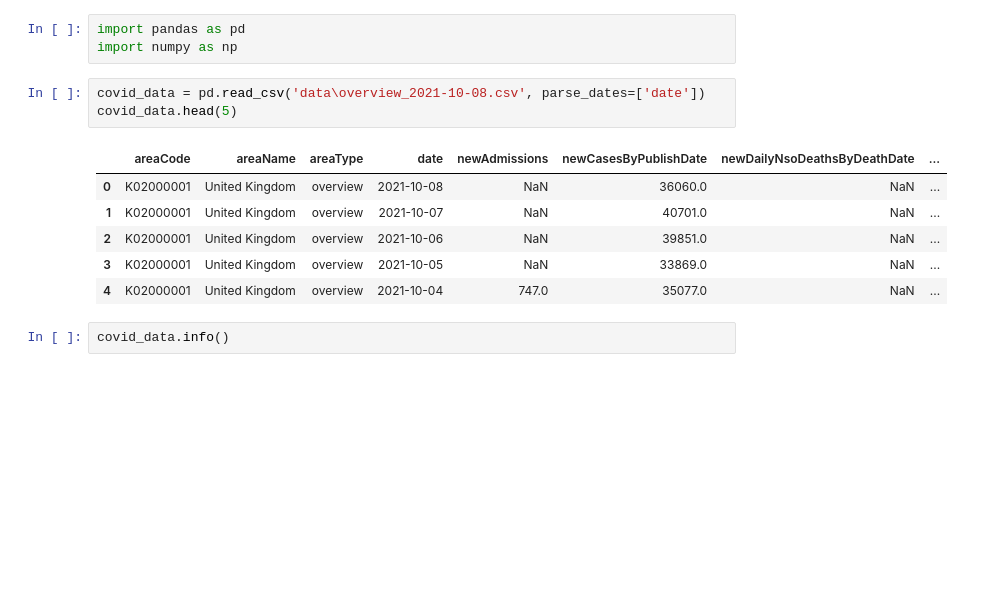
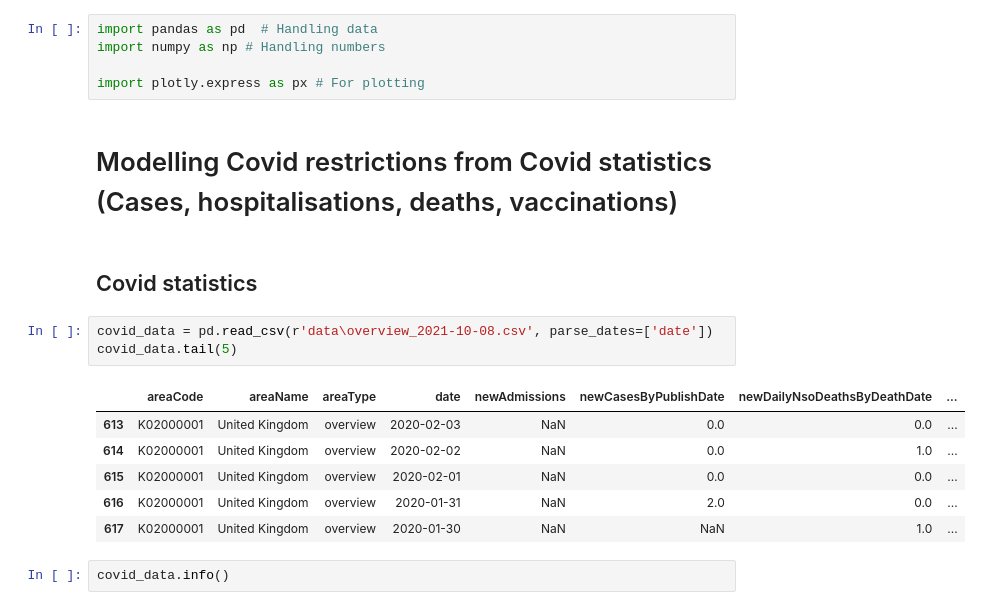
Before and after one commit to montgoz007/corona-modelling, a Jupyter notebook: EDA.ipynb, the cells around one changed output. Saved outputs shown, nothing was run; the diff lists cells and outputs as text; blank space fills up the shorter version.

Commit message:
Charting covid data

```diff
--- a/EDA.ipynb
+++ b/EDA.ipynb
@@ -1,16 +1,22 @@
 # %%
-import pandas as pd
-import numpy as np
+import pandas as pd  # Handling data
+import numpy as np # Handling numbers
+
+import plotly.express as px # For plotting
+# %% [markdown]
+# Modelling Covid restrictions from Covid statistics (Cases, hospitalisations, deaths, vaccinations)
+# %% [markdown]
+## Covid statistics
 # %%
-covid_data = pd.read_csv('data\overview_2021-10-08.csv', parse_dates=['date'])
-covid_data.head(5)
+covid_data = pd.read_csv(r'data\overview_2021-10-08.csv', parse_dates=['date'])
+covid_data.tail(5)
 # %% [output]
 |  | areaCode | areaName | areaType | date | newAdmissions | newCasesByPublishDate | newDailyNsoDeathsByDeathDate | ... |
-| 0 | K02000001 | United Kingdom | overview | 2021-10-08 | NaN | 36060.0 | NaN | ... |
-| 1 | K02000001 | United Kingdom | overview | 2021-10-07 | NaN | 40701.0 | NaN | ... |
-| 2 | K02000001 | United Kingdom | overview | 2021-10-06 | NaN | 39851.0 | NaN | ... |
-| 3 | K02000001 | United Kingdom | overview | 2021-10-05 | NaN | 33869.0 | NaN | ... |
-| 4 | K02000001 | United Kingdom | overview | 2021-10-04 | 747.0 | 35077.0 | NaN | ... |
+| 613 | K02000001 | United Kingdom | overview | 2020-02-03 | NaN | 0.0 | 0.0 | ... |
+| 614 | K02000001 | United Kingdom | overview | 2020-02-02 | NaN | 0.0 | 1.0 | ... |
+| 615 | K02000001 | United Kingdom | overview | 2020-02-01 | NaN | 0.0 | 0.0 | ... |
+| 616 | K02000001 | United Kingdom | overview | 2020-01-31 | NaN | 2.0 | 0.0 | ... |
+| 617 | K02000001 | United Kingdom | overview | 2020-01-30 | NaN | NaN | 1.0 | ... |
 # %%
 covid_data.info()
 # %% [output]
```
Also changed, not shown: parts of 8 cells of this notebook.
